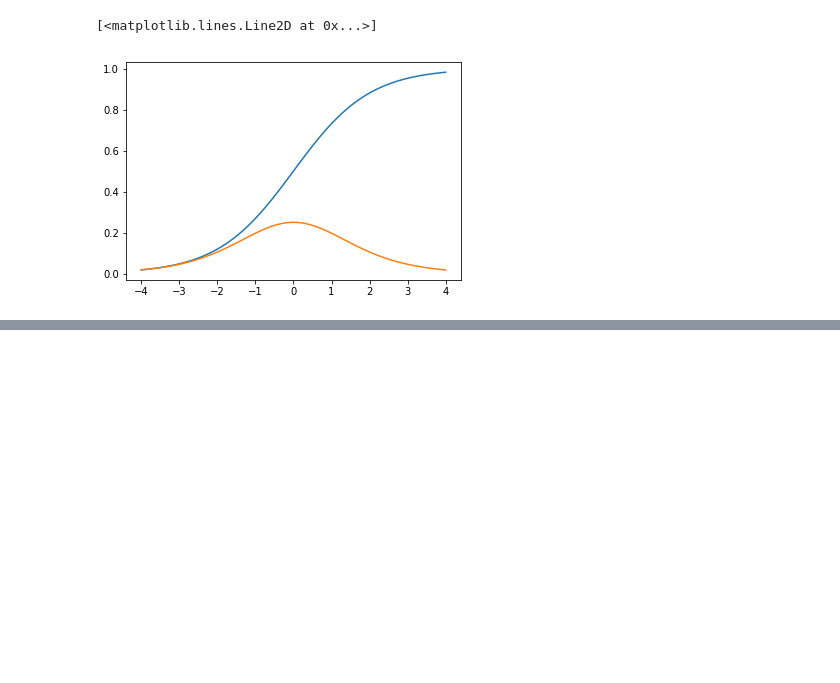
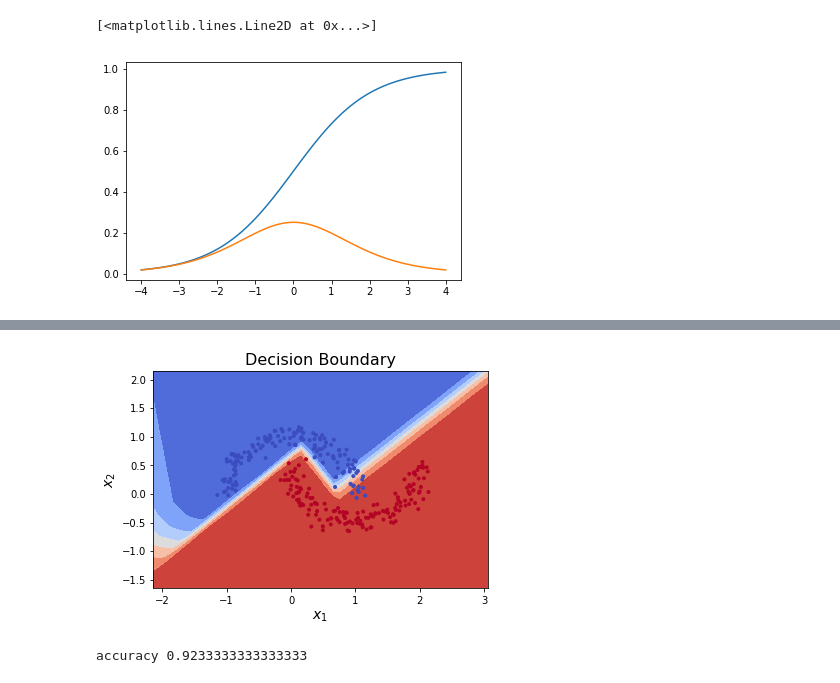
Before and after one commit to FFF-Fox/ai, a Jupyter notebook: SupervisedLearning/MLP Experiments.ipynb, the cells around one changed output, grey strips where cells are left out. Saved outputs shown, nothing was run; the diff lists cells and outputs as text; code cells hidden in the pictures; blank space fills up the shorter version.

Commit message:
stochastic GD, relu, sigmoid added

```diff
--- a/SupervisedLearning/MLP Experiments.ipynb
+++ b/SupervisedLearning/MLP Experiments.ipynb
@@ -153,0 +148,4 @@ plt.show()
+# %%
+mlp = MultilayerPerceptron([n,4,4,4,4,1],['relu','relu','relu','relu','sigmoid'])
+# %%
+mlp.train_stochastic(X,y,r=0.01,epochs=200,err=0)
@@ -153,0 +173,30 @@ plt.show()
+# %%
+h = 0.1
+x_min, x_max = X[:,0].min() - 1, X[:,0].max() + 1
+y_min, y_max = X[:,1].min() - 1, X[:,1].max() + 1
+xx, yy = np.meshgrid(np.arange(x_min, x_max, h),
+                     np.arange(y_min, y_max, h))
+
+Zx = np.c_[xx.ravel(), yy.ravel()]
+
+# here "model" is the model's prediction (classification) function
+Z = mlp.predict(Zx).T
+
+# Put the result into a color plot
+Z = Z.reshape(xx.shape)
+plt.contourf(xx, yy, Z, cmap="coolwarm")
+# plt.axis('off')
+
+# Plot the training points
+plt.scatter(X[:,0], X[:,1], marker='.', c=y,  cmap="coolwarm")
+
+plt.title("Decision Boundary", fontsize=16)
+plt.xlabel("$x_{1}$", fontsize=14)
+plt.ylabel("$x_{2}$", fontsize=14)
+plt.show()
+
+y_pred = mlp.predict(X).T > 0.5
+print('accuracy',accuracy_score(y,y_pred))
+# %% [output]
+[figure, added]
+accuracy 0.9233333333333333
```
Also changed, not shown: parts of 11 cells of this notebook, 2 other files.
